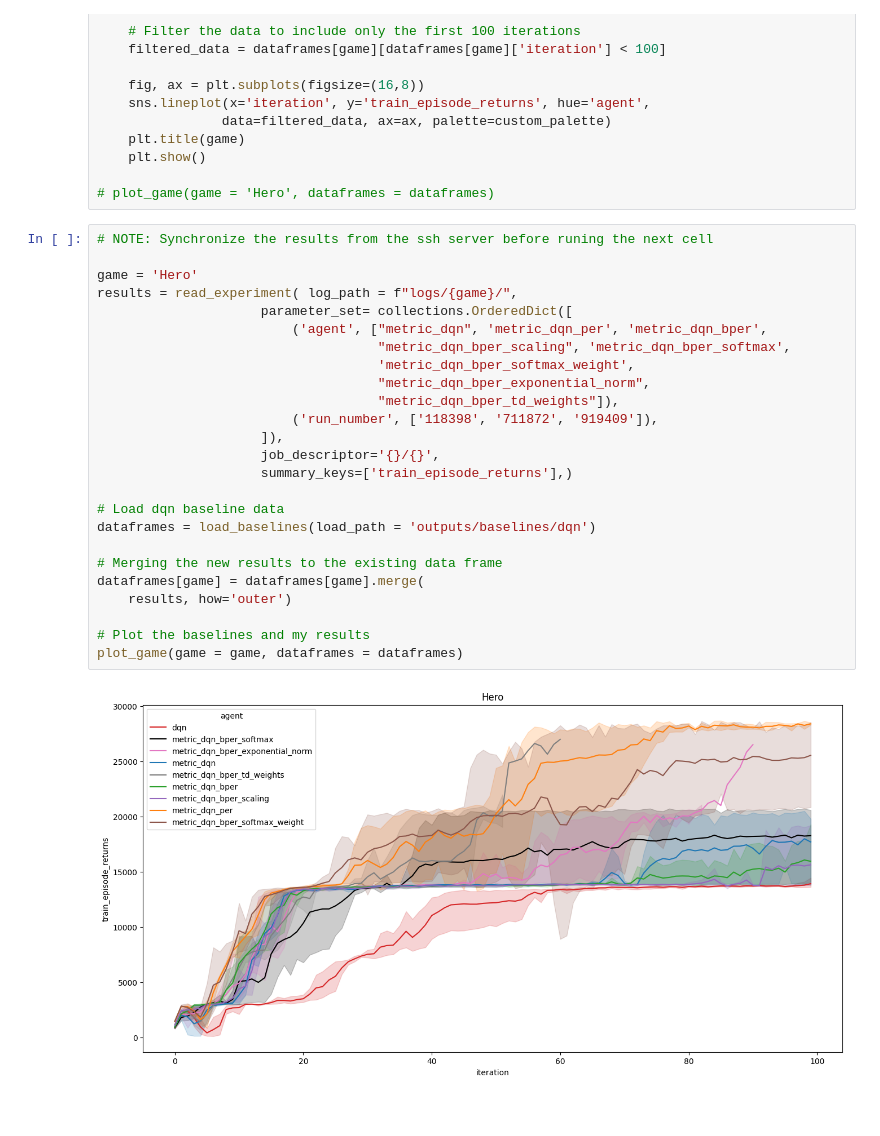
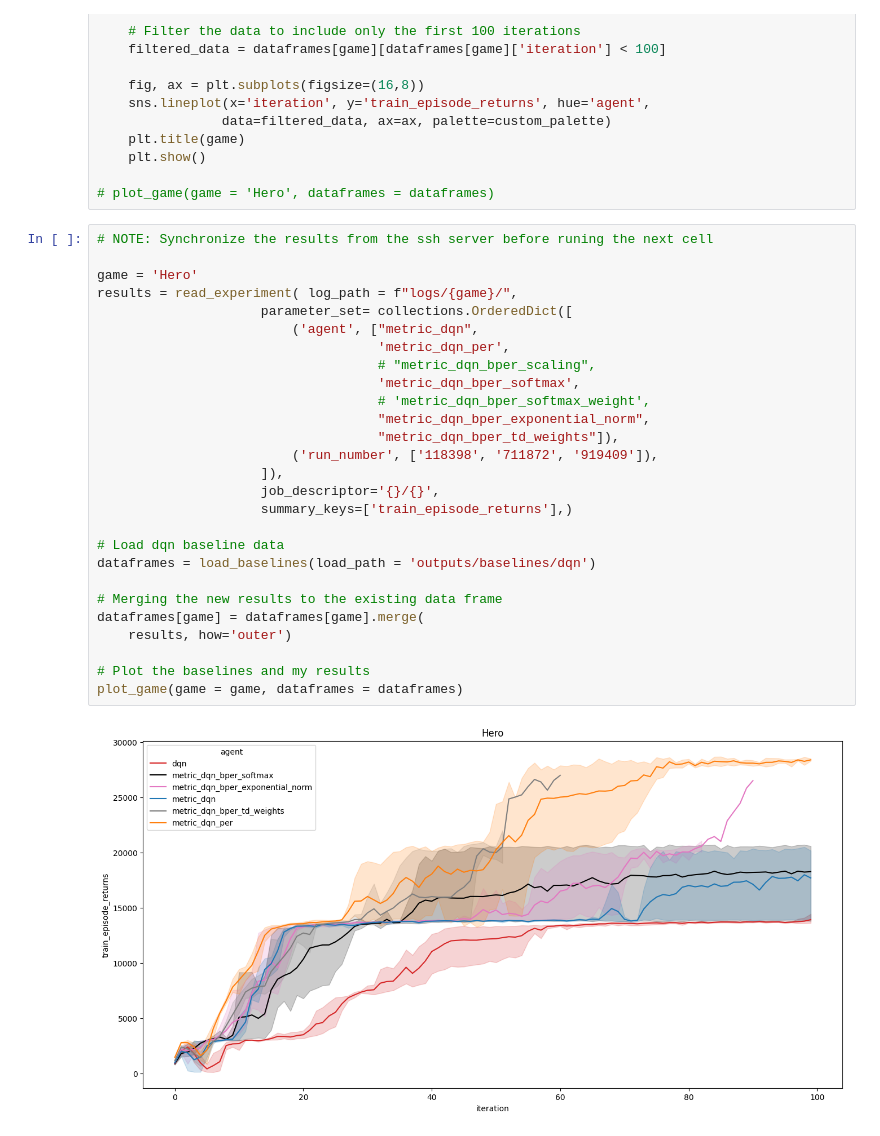
Before and after one commit to ZosoV/bisimulation-PER, a Jupyter notebook: jupyter_notebooks/load_statistics.ipynb, the cells around one changed output. Cells and saved outputs as stored; diff of their text form.

```diff
--- a/jupyter_notebooks/load_statistics.ipynb
+++ b/jupyter_notebooks/load_statistics.ipynb
@@ -269,30 +269,32 @@ def plot_game(game, dataframes):
 # %%
 # NOTE: Synchronize the results from the ssh server before runing the next cell
 
 game = 'Hero'
 results = read_experiment( log_path = f"logs/{game}/",
                      parameter_set= collections.OrderedDict([
-                         ('agent', ["metric_dqn", 'metric_dqn_per', 'metric_dqn_bper',
-                                    "metric_dqn_bper_scaling", 'metric_dqn_bper_softmax',
-                                    'metric_dqn_bper_softmax_weight',
+                         ('agent', ["metric_dqn",
+                                    'metric_dqn_per',
+                                    # "metric_dqn_bper_scaling",
+                                    'metric_dqn_bper_softmax',
+                                    # 'metric_dqn_bper_softmax_weight',
                                     "metric_dqn_bper_exponential_norm",
                                     "metric_dqn_bper_td_weights"]),
                          ('run_number', ['118398', '711872', '919409']),
                      ]),
                      job_descriptor='{}/{}',
                      summary_keys=['train_episode_returns'],)
 
 # Load dqn baseline data
 dataframes = load_baselines(load_path = 'outputs/baselines/dqn')
 
 # Merging the new results to the existing data frame
 dataframes[game] = dataframes[game].merge(
     results, how='outer')
 
 # Plot the baselines and my results
 plot_game(game = game, dataframes = dataframes)
 # %% [output]
-[figure, old version]
+[figure, new version]
 # %%
 # NOTE: Synchronize the results from the ssh server before runing the next cell
 
```
Also changed, not shown: parts of 4 cells of this notebook, 1 other file.
